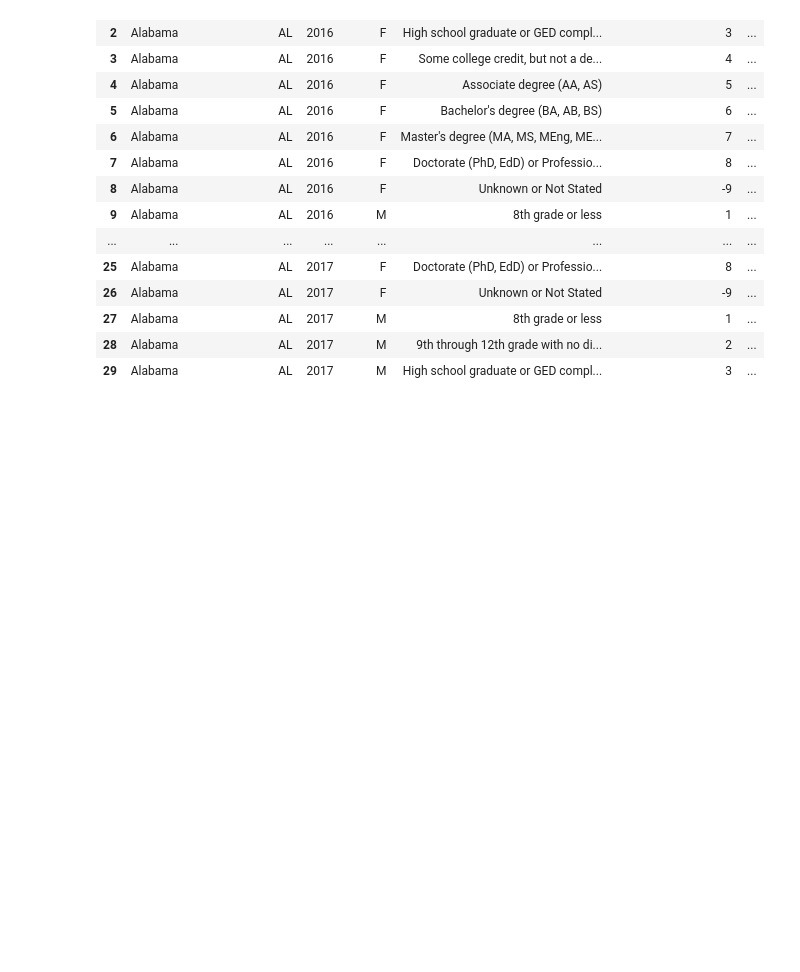
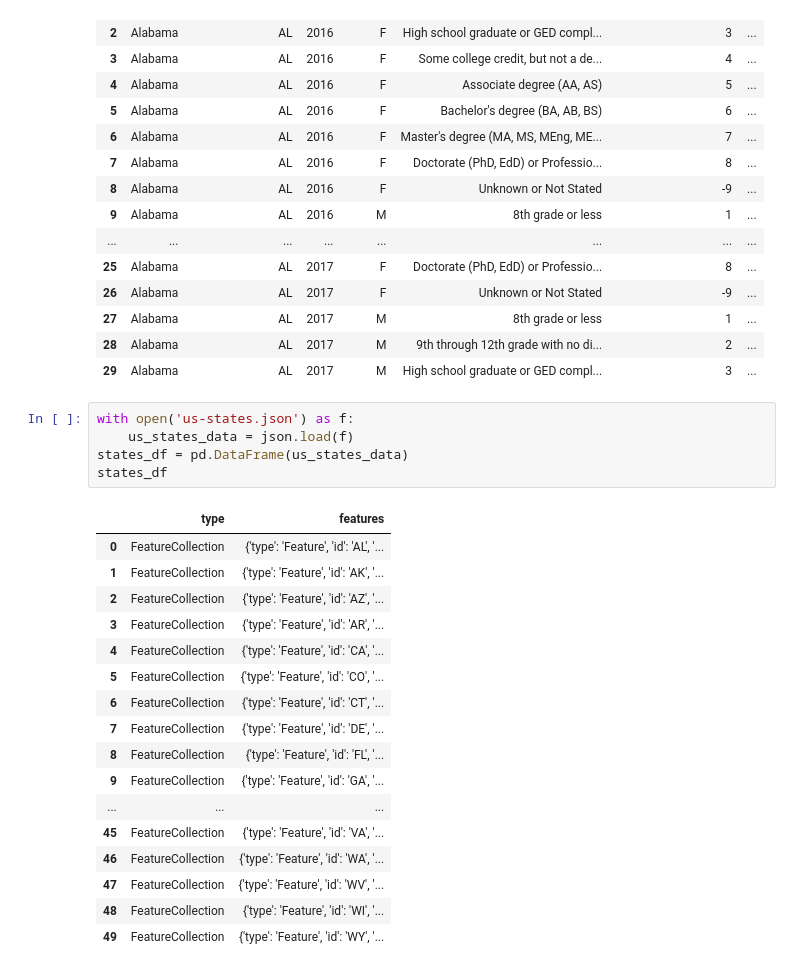
Before and after one commit to avt1993/US-Births-2016-2021, a Jupyter notebook: US_Births_Data_Cleaning.ipynb, the cells around one changed output. Drawn from its saved outputs; the diff is of its cells as text; blank space fills up the shorter version.

```diff
--- a/US_Births_Data_Cleaning.ipynb
+++ b/US_Births_Data_Cleaning.ipynb
@@ -92,3 +111,26 @@ us_births.head(30)
 | 27 | Alabama | AL | 2017 | M | 8th grade or less | 1 | ... |
 | 28 | Alabama | AL | 2017 | M | 9th through 12th grade with no di... | 2 | ... |
 | 29 | Alabama | AL | 2017 | M | High school graduate or GED compl... | 3 | ... |
+# %%
+with open('us-states.json') as f:
+    us_states_data = json.load(f)
+states_df = pd.DataFrame(us_states_data)
+states_df
+# %% [output]
+|  | type | features |
+| 0 | FeatureCollection | {'type': 'Feature', 'id': 'AL', '... |
+| 1 | FeatureCollection | {'type': 'Feature', 'id': 'AK', '... |
+| 2 | FeatureCollection | {'type': 'Feature', 'id': 'AZ', '... |
+| 3 | FeatureCollection | {'type': 'Feature', 'id': 'AR', '... |
+| 4 | FeatureCollection | {'type': 'Feature', 'id': 'CA', '... |
+| 5 | FeatureCollection | {'type': 'Feature', 'id': 'CO', '... |
+| 6 | FeatureCollection | {'type': 'Feature', 'id': 'CT', '... |
+| 7 | FeatureCollection | {'type': 'Feature', 'id': 'DE', '... |
+| 8 | FeatureCollection | {'type': 'Feature', 'id': 'FL', '... |
+| 9 | FeatureCollection | {'type': 'Feature', 'id': 'GA', '... |
+| ... | ... | ... |
+| 45 | FeatureCollection | {'type': 'Feature', 'id': 'VA', '... |
+| 46 | FeatureCollection | {'type': 'Feature', 'id': 'WA', '... |
+| 47 | FeatureCollection | {'type': 'Feature', 'id': 'WV', '... |
+| 48 | FeatureCollection | {'type': 'Feature', 'id': 'WI', '... |
+| 49 | FeatureCollection | {'type': 'Feature', 'id': 'WY', '... |
```
Also changed, not shown: parts of 6 cells of this notebook, 3 other files.
